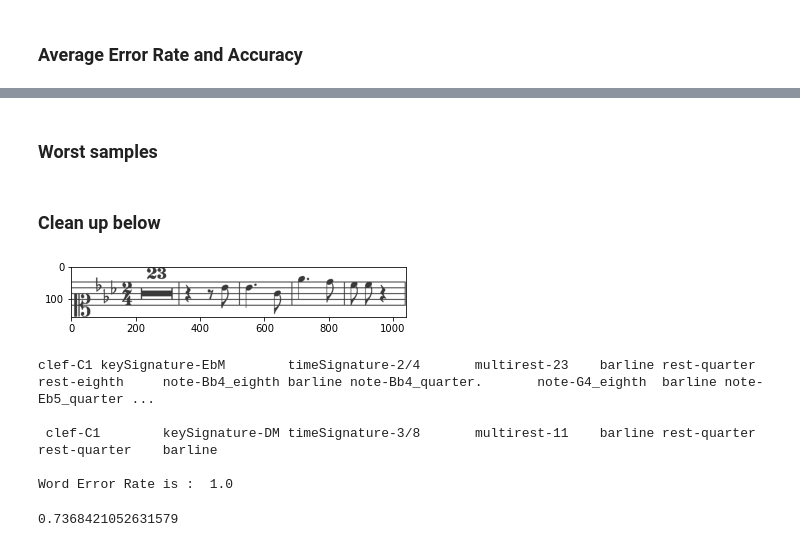
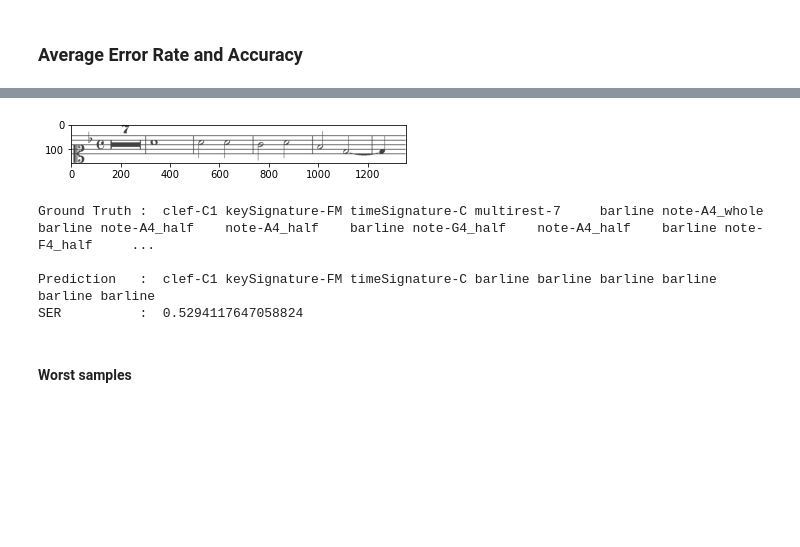
Before and after one commit to nishantpillai5/dl_omr, a Jupyter notebook: notebooks/final.ipynb, the cells around one changed output, grey strips where cells are left out. Drawn from its saved outputs; the diff is of its cells as text; code cells hidden in the pictures; blank space fills up the shorter version.

```diff
--- a/notebooks/final.ipynb
+++ b/notebooks/final.ipynb
@@ -480,37 +494,11 @@ def plot_sample():
+# %%
+plot_sample(data["test"], prediction, sorted_sers[1])
+print("SER          : ", sers[sorted_sers[1]])
+# %% [output]
+[figure, added]
+Ground Truth :  clef-C1 keySignature-FM timeSignature-C multirest-7     barline note-A4_whole   barline note-A4_half    note-A4_half    barline note-G4_half    note-A4_half    barline note-F4_half     ...
+
+Prediction   :  clef-C1 keySignature-FM timeSignature-C barline barline barline barline barline barline
+SER          :  0.5294117647058824
 # %% [markdown]
-### Worst samples
+#### Worst samples
-# %% [markdown]
-### Clean up below
-# %%
-def plot_predict(data, pred_strings, index):
-    images = data["images"][index]
-    ground_truth = data["text"]
-    ground_truth = data_obj.ground_truth_decoder(ground_truth)[index]
-    # [index]
-    predictions = pred_strings[index]
-    plot = cv2.imread(images)
-    plt.imshow(plot)
-    plt.show()
-    print(ground_truth)
-    print("\n",predictions)
-    # return plot
-
-plot_predict(data["test"],pred_strings, 0)
-error = jiwer.wer(data_obj.ground_truth_decoder(ground_truth), pred_strings)
-print("\nWord Error Rate is : ", error)
-# %% [output]
-[figure, removed]
-clef-C1 keySignature-EbM        timeSignature-2/4       multirest-23    barline rest-quarter    rest-eighth     note-Bb4_eighth barline note-Bb4_quarter.       note-G4_eighth  barline note-Eb5_quarter ...
-
- clef-C1        keySignature-DM timeSignature-3/8       multirest-11    barline rest-quarter    rest-quarter    barline
-
-Word Error Rate is :  1.0
-# %%
-pred_strings1 = pred_strings
-ground_truth1 = ground_truth
-pred_strings1 = jiwer.RemoveWhiteSpace(replace_by_space=True)(pred_strings1)
-ground_truth1 = jiwer.RemoveWhiteSpace(replace_by_space=True)(data_obj.ground_truth_decoder(ground_truth1))
-error = jiwer.wer(ground_truth1[0], pred_strings1[0])
-print(error)
-# %% [output]
-0.7368421052631579
```
Also changed, not shown: parts of 29 cells of this notebook, 2 other files.
